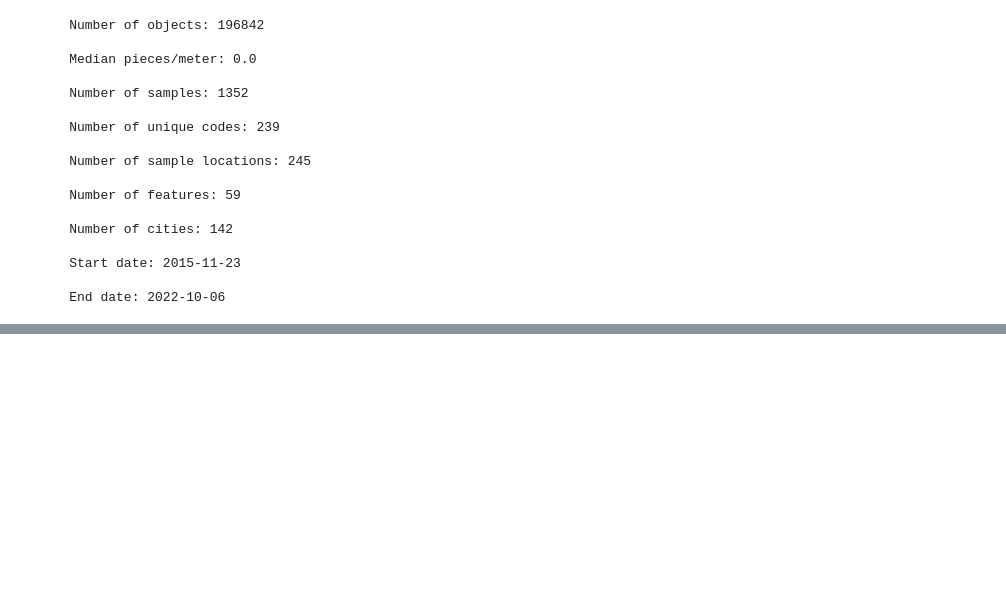
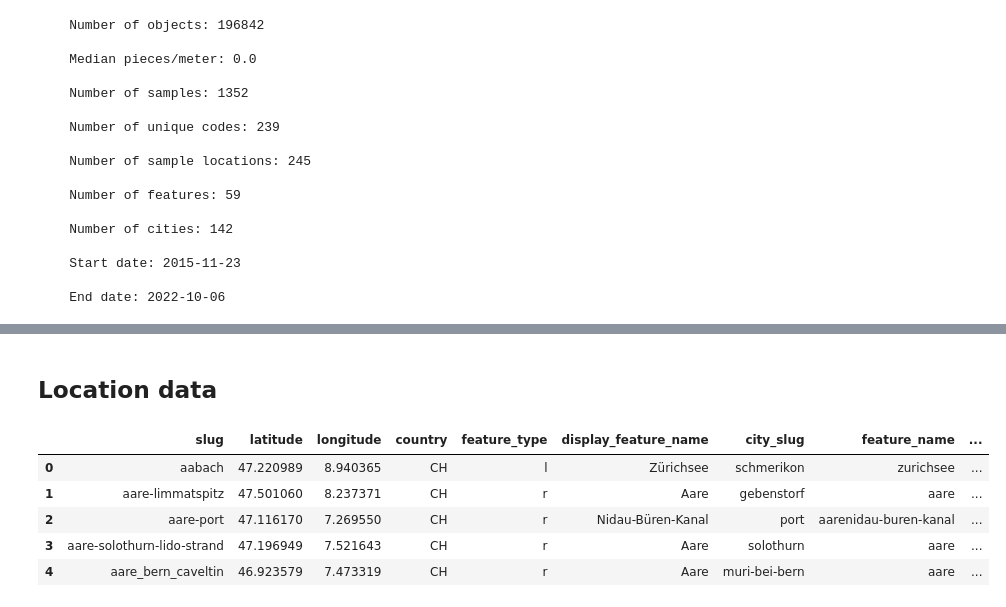
Before and after one commit to hammerdirt-analyst/feb_2024, a Jupyter notebook: data_model_next_itteration.ipynb, the cells around one changed output, grey strips where cells are left out. Saved outputs shown, nothing was run; the diff lists cells and outputs as text; code cells hidden in the pictures; blank space fills up the shorter version.

```diff
--- a/data_model_next_itteration.ipynb
+++ b/data_model_next_itteration.ipynb
@@ -240,0 +438,12 @@ print(make_a_summary(vitals_slr))
+# %% [markdown]
+## Location data
+# %%
+beaches = pd.read_csv("data/end_process/beaches.csv")
+beaches.head()
+# %% [output]
+|  | slug | latitude | longitude | country | feature_type | display_feature_name | city_slug | feature_name | ... |
+| 0 | aabach | 47.220989 | 8.940365 | CH | l | Zürichsee | schmerikon | zurichsee | ... |
+| 1 | aare-limmatspitz | 47.501060 | 8.237371 | CH | r | Aare | gebenstorf | aare | ... |
+| 2 | aare-port | 47.116170 | 7.269550 | CH | r | Nidau-Büren-Kanal | port | aarenidau-buren-kanal | ... |
+| 3 | aare-solothurn-lido-strand | 47.196949 | 7.521643 | CH | r | Aare | solothurn | aare | ... |
+| 4 | aare_bern_caveltin | 46.923579 | 7.473319 | CH | r | Aare | muri-bei-bern | aare | ... |
```
Also changed, not shown: parts of 29 cells of this notebook, 6 other files.
